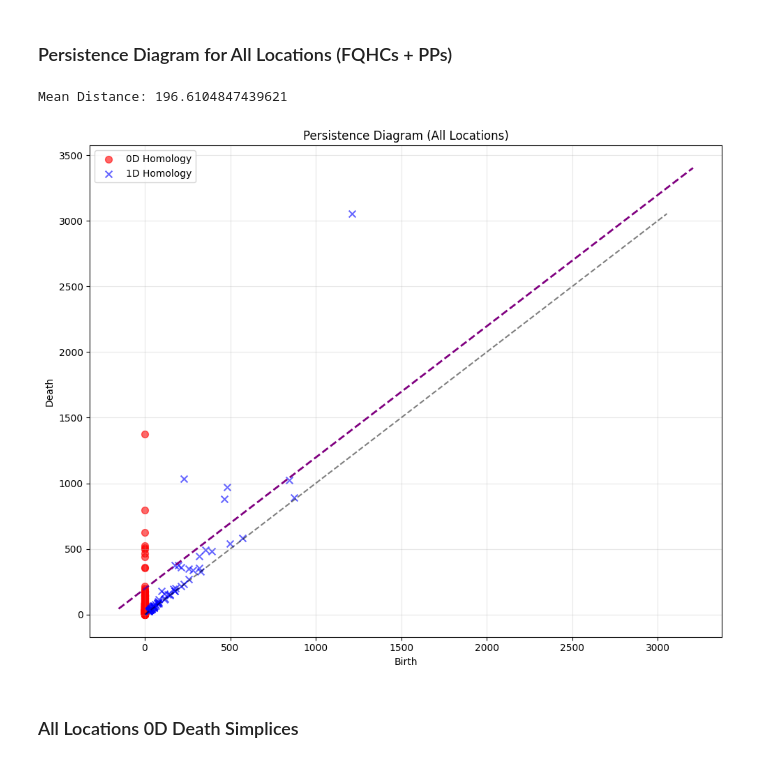
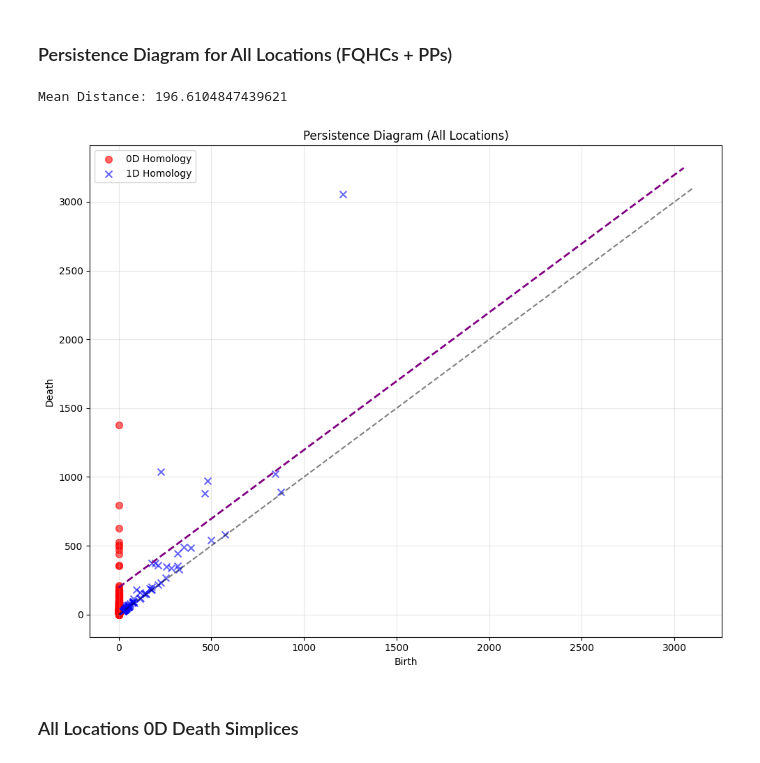
Before and after one commit to deniseg20/MSRIUP_TDA_Healthcare_Accessibility, a Jupyter notebook: persistent_homology/pd_computations/ph_computations_unweighted.ipynb, the cells around one changed output. Saved outputs shown, nothing was run; the diff lists cells and outputs as text; code cells hidden in the pictures.

```diff
--- a/persistent_homology/pd_computations/ph_computations_unweighted.ipynb
+++ b/persistent_homology/pd_computations/ph_computations_unweighted.ipynb
@@ -156,7 +156,7 @@ def _matplotlib_can_use_tex():
         print("This function is not available, you may be missing matplotlib.")
 
 # Plotting Persistence Diagram
-def plot_persistence_diagram_fixed(persistence, alpha=0.6, max_intervals=2000, legend=True):
+def plot_persistence_diagram_fixed(persistence, alpha=0.6, max_intervals = 20000, legend=True):
     try:
         import matplotlib.pyplot as plt
         import matplotlib.patches as mpatches
@@ -185,8 +185,8 @@ def plot_persistence_diagram_fixed(persistence, alpha=0.6, max_intervals=2000, l
         births = [birth for _, birth, death in finite_intervals]
         deaths = [death for _, birth, death in finite_intervals]
 
-        min_val = min(min(births), min(deaths))
-        max_val = max(max(births), max(deaths))
+        min_val = 0
+        max_val = 3100
 
         # Plot diagonal
         ax.plot([min_val, max_val], [min_val, max_val], 'k--', alpha=0.5)
@@ -239,7 +239,7 @@ def get_tda_info(gdf,distance_matrix_np, max_hom_dim = 1):
     #np.genfromtxt(citypath + f'/{city}_d_matrix.csv', delimiter = ",")
 
     # Calculate simplex pairs for the homology classes max_edge_length = 4000
-    cpx = RipsComplex(distance_matrix = D_city, max_edge_length = 4500).create_simplex_tree(max_dimension = max_hom_dim + 1)
+    cpx = RipsComplex(distance_matrix = D_city, max_edge_length = 6000).create_simplex_tree(max_dimension = max_hom_dim + 1)
     cpx.compute_persistence()
     ph = cpx.persistence()
     all_pairs = cpx.persistence_pairs()
@@ -455,7 +460,6 @@ import matplotlib.pyplot as plt
 import matplotlib.lines as mlines
 import contextily as ctx
 # Load GeoJSON
-gdf = gpd.read_file('output_all.geojson')
 #gdf.plot()
 #plt.title("Health Centers in California")
 import cartopy.io.shapereader as shpreader
@@ -465,29 +469,29 @@ states = gpd.read_file(shpfilename)
 california = states[states['name'] == 'California']
 california = california.to_crs("EPSG:4326")
 # Load your health centers
-gdf = gpd.read_file('output_all.geojson')
+gdf_all = gpd.read_file('output_all.geojson')
 
 # Plot
 fig, ax = plt.subplots(figsize=(12, 10))
 california.plot(ax=ax, color='white', edgecolor='black')
-gdf.plot(ax=ax, markersize=50, alpha=0.7)
+gdf_all.plot(ax=ax, markersize=50, alpha=0.7)
 ax.set_title("Health Centers in California (All Locations)")
 #ctx.add_basemap(ax, source=ctx.providers.OpenStreetMap.Mapnik)
 plt.show()
 
-distance_matrix = np.load('cleaned_d_all.npy')
+distance_matrix_all = np.load('cleaned_d_all.npy')
 
-assert len(gdf) == distance_matrix.shape[0] == distance_matrix.shape[1], \
+assert len(gdf_all) == distance_matrix_all.shape[0] == distance_matrix_all.shape[1], \
     "Distance matrix dimensions must match number of GeoJSON features"
 # Extract coordinates (longitude, latitude) into a NumPy array
 #coordinates = np.array(list(gdf.geometry.apply(lambda geom: (geom.x, geom.y))))
 # Alternative approaches:
 # Method 1: Using get_coordinates() (more efficient for large datasets)
-coordinates = gdf.geometry.get_coordinates().values
+coordinates = gdf_all.geometry.get_coordinates().values
 points = coordinates
 #print(points)
 # Compute unweighted Rips complex
-cpx, ph, all_pairs = get_tda_info(gdf, distance_matrix,max_hom_dim=1)
+cpx_all, ph_all, all_pairs = get_tda_info(gdf_all, distance_matrix_all,max_hom_dim=1)
 # Plot persistence diagram
 plt.rcParams['figure.figsize'] = (12, 10)
 #fig, ax = plt.subplots(1,1)
@@ -499,24 +503,24 @@ thresh = 120
 ### Persistence Diagram for All Locations (FQHCs + PPs)
 # %%
 # 1. Plot persistence diagram
-plot_persistence_diagram_fixed(ph)
-mean_distance = calculate_mean_distance(distance_matrix)
-print(f'Mean Distance: {mean_distance}')
+plot_persistence_diagram_fixed(ph_all)
+mean_distance_all = calculate_mean_distance(distance_matrix_all)
+print(f'Mean Distance: {mean_distance_all}')
 # Get the plot limits to draw the parallel line
 xlim = plt.xlim()
 ylim = plt.ylim()
-min_val = max(xlim[0], ylim[0])
-max_val = min(xlim[1], ylim[1] )
+min_val = 0
+max_val = 3050
 # Draw line parallel to diagonal: death = birth + mean_distance
 x_vals = [min_val, max_val]
-y_vals = [min_val + mean_distance, max_val + mean_distance]
-plt.plot(x_vals, y_vals, color='purple', linestyle='--', linewidth=2, label=f'Mean Distance = {mean_distance:.2f}')
+y_vals = [min_val + mean_distance_all, max_val + mean_distance_all]
+plt.plot(x_vals, y_vals, color='purple', linestyle='--', linewidth=2, label=f'Mean Distance = {mean_distance_all:.2f}')
 plt.title(f"Persistence Diagram (All Locations)")
 plt.tight_layout()
 plt.show()
 # %% [output]
 Mean Distance: 196.6104847439621
-[figure, old version]
+[figure, new version]
 # %% [markdown]
 ### All Locations 0D Death Simplices
 # %%
```
Also changed, not shown: parts of 16 cells of this notebook, 12 other files.
